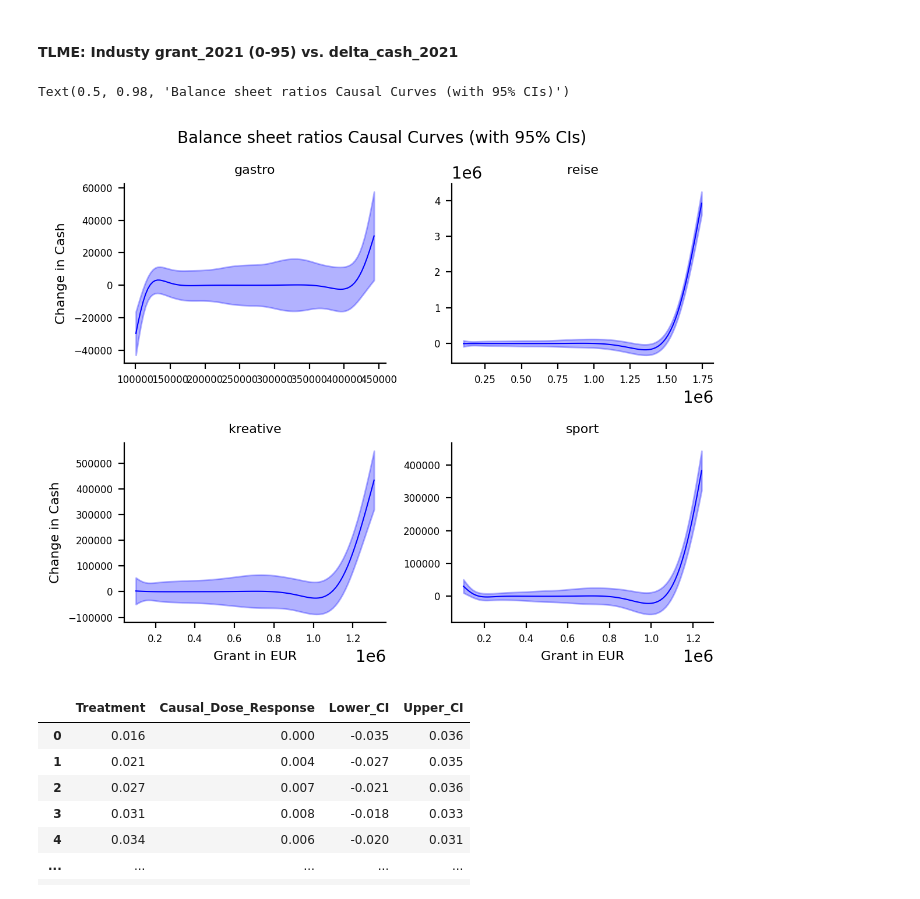
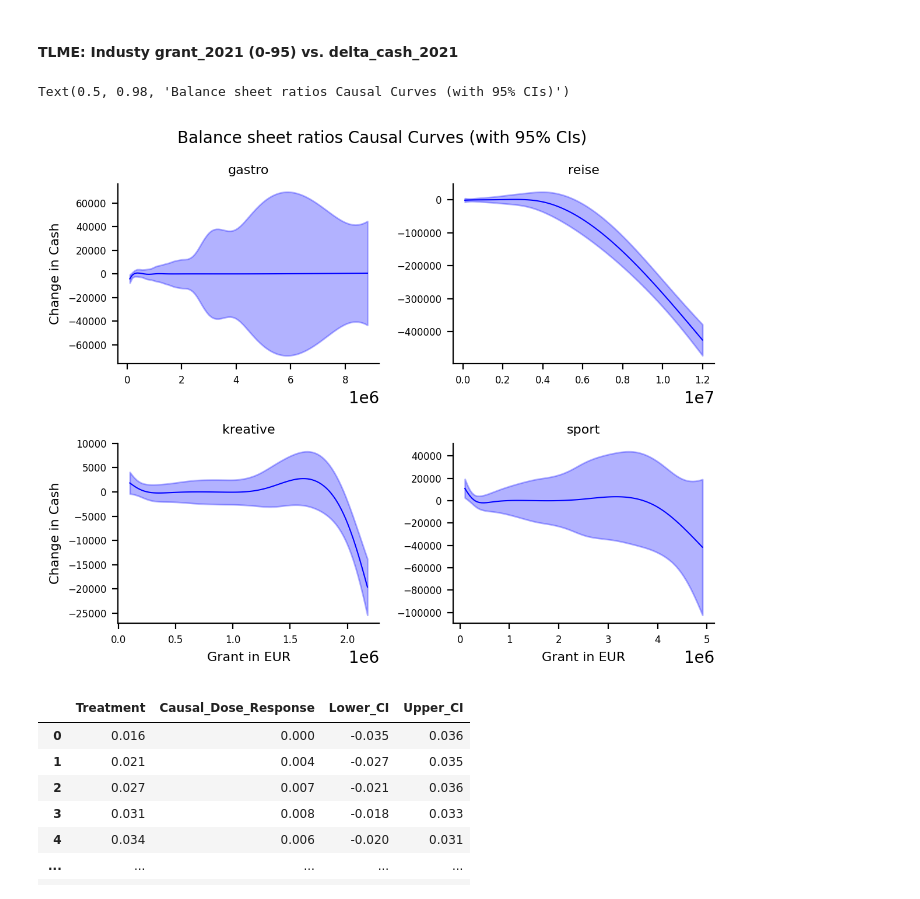
Before and after one commit to m-schildt/AAA, a Jupyter notebook: 7_response_curves_sectors.ipynb, the cells around one changed output. Cells and saved outputs as stored; diff of their text form; code cells hidden in the pictures.

```diff
--- a/7_response_curves_sectors.ipynb
+++ b/7_response_curves_sectors.ipynb
@@ -212,8 +212,8 @@ potential_confounders.append('assets_2020')
 
 # Try Gastronomie
 final_df_gastro = final_df[final_df['industry_2'] == 'Gastronomie' ]
-final_df_gastro = final_df_gastro[final_df_gastro['grant_2021'].between(*final_df_gastro['grant_2021'].quantile([0.0, 0.95]).tolist())]
-cash_gps = GPS_Regressor(treatment_grid_num=100 ,random_seed=111)
+#final_df_gastro = final_df_gastro[final_df_gastro['grant_2021'].between(*final_df_gastro['grant_2021'].quantile([0.0, 0.95]).tolist())]
+cash_gps = GPS_Regressor(treatment_grid_num=100 ,random_seed=111, upper_grid_constraint= 0.95)
 cash_gps.fit(
     T=final_df_gastro['grant_2021'],
     X=final_df_gastro[potential_confounders],
@@ -224,8 +224,8 @@ results_dict['delta_cash_ratio_2021'] = cash_gps.calculate_CDRC(.95)
 
 # Try ReiseX
 final_df_reise = final_df[final_df['industry_2'] == 'Reisebüros, Reiseveranstalter und Erbringung sonstiger Reservierungsdienstleistungen' ]
-final_df_reise = final_df_reise[final_df_reise['grant_2021'].between(*final_df_reise['grant_2021'].quantile([0.0, 0.95]).tolist())]
-qick_ratio_gps = GPS_Regressor(random_seed=111)
+#final_df_reise = final_df_reise[final_df_reise['grant_2021'].between(*final_df_reise['grant_2021'].quantile([0.0, 0.95]).tolist())]
+qick_ratio_gps = GPS_Regressor(treatment_grid_num=100,random_seed=111, upper_grid_constraint= 0.95)
 qick_ratio_gps.fit(
     T=final_df_reise['grant_2021'],
     X=final_df_reise[potential_confounders],
@@ -236,8 +236,8 @@ results_dict['delta_qick_ratio_2021'] = qick_ratio_gps.calculate_CDRC(.95)
 
 # Try Kreative
 final_df_kreative = final_df[final_df['industry_2'] == 'Kreative, künstlerische und unterhaltende Tätigkeiten' ]
-final_df_kreative = final_df_kreative[final_df_kreative['grant_2021'].between(*final_df_kreative['grant_2021'].quantile([0.0, 0.85]).tolist())]
-current_ratio_gps =  GPS_Regressor(random_seed=111)
+#final_df_kreative = final_df_kreative[final_df_kreative['grant_2021'].between(*final_df_kreative['grant_2021'].quantile([0.0, 0.85]).tolist())]
+current_ratio_gps =  GPS_Regressor(treatment_grid_num=100,random_seed=111, upper_grid_constraint= 0.95)
 current_ratio_gps.fit(
     T=final_df_kreative['grant_2021'],
     X=final_df_kreative[potential_confounders],
@@ -248,8 +248,8 @@ results_dict['delta_current_ratio_2021'] = current_ratio_gps.calculate_CDRC(.95)
 
 # Try Sports
 final_df_sport = final_df[final_df['industry_2'] == 'Erbringung von Dienstleistungen des Sports, der Unterhaltung und der Erholung' ]
-final_df_sport = final_df_sport[final_df_sport['grant_2021'].between(*final_df_sport['grant_2021'].quantile([0.0, 0.95]).tolist())]
-equity_ratio_gps = GPS_Regressor(random_seed=111)
+#final_df_sport = final_df_sport[final_df_sport['grant_2021'].between(*final_df_sport['grant_2021'].quantile([0.0, 0.95]).tolist())]
+equity_ratio_gps = GPS_Regressor(treatment_grid_num=100,random_seed=111, upper_grid_constraint= 0.95)
 equity_ratio_gps.fit(
     T=final_df_sport['grant_2021'],
     X=final_df_sport[potential_confounders],
@@ -322,9 +322,9 @@ potential_confounders = list(condounders.columns)
 
 # Try Gastronomie
 final_df_gastro = final_df[final_df['industry_2'] == 'Gastronomie' ]
-final_df_gastro = final_df_gastro[final_df_gastro['grant_2021'].between(*final_df_gastro['grant_2021'].quantile([0.0, 0.666]).tolist())]
-final_df_gastro = final_df_gastro[final_df_gastro['delta_cash_2021'].between(*final_df_gastro['delta_cash_2021'].quantile([0.0, 0.666]).tolist())]
-cash_gps = TMLE_Regressor(random_seed=111,bandwidth=10)
+#final_df_gastro = final_df_gastro[final_df_gastro['grant_2021'].between(*final_df_gastro['grant_2021'].quantile([0.0, 0.666]).tolist())]
+#final_df_gastro = final_df_gastro[final_df_gastro['delta_cash_2021'].between(*final_df_gastro['delta_cash_2021'].quantile([0.0, 0.666]).tolist())]
+cash_gps = TMLE_Regressor(random_seed=111,bandwidth=0.5, upper_grid_constraint= 0.95)
 cash_gps.fit(
     T=final_df_gastro['grant_2021'],
     X=final_df_gastro[potential_confounders],
@@ -335,8 +335,8 @@ results_dict['delta_cash_ratio_2021'] = cash_gps.calculate_CDRC()
 
 # Try ReiseX
 final_df_reise = final_df[final_df['industry_2'] == 'Reisebüros, Reiseveranstalter und Erbringung sonstiger Reservierungsdienstleistungen' ]
-final_df_reise = final_df_reise[final_df_reise['grant_2021'].between(*final_df_reise['grant_2021'].quantile([0.0, 0.95]).tolist())]
-qick_ratio_gps = TMLE_Regressor(random_seed=111,bandwidth=10)
+#final_df_reise = final_df_reise[final_df_reise['grant_2021'].between(*final_df_reise['grant_2021'].quantile([0.0, 0.95]).tolist())]
+qick_ratio_gps = TMLE_Regressor(random_seed=111,bandwidth=10,upper_grid_constraint= 0.95)
 qick_ratio_gps.fit(
     T=final_df_reise['grant_2021'],
     X=final_df_reise[potential_confounders],
@@ -347,8 +347,8 @@ results_dict['delta_qick_ratio_2021'] = qick_ratio_gps.calculate_CDRC()
 
 # Try Kreative
 final_df_kreative = final_df[final_df['industry_2'] == 'Kreative, künstlerische und unterhaltende Tätigkeiten' ]
-final_df_kreative = final_df_kreative[final_df_kreative['grant_2021'].between(*final_df_kreative['grant_2021'].quantile([0.0, 0.95]).tolist())]
-current_ratio_gps =  TMLE_Regressor(random_seed=111,bandwidth=10)
+#final_df_kreative = final_df_kreative[final_df_kreative['grant_2021'].between(*final_df_kreative['grant_2021'].quantile([0.0, 0.95]).tolist())]
+current_ratio_gps =  TMLE_Regressor(random_seed=111,bandwidth=10, upper_grid_constraint= 0.95)
 current_ratio_gps.fit(
     T=final_df_kreative['grant_2021'],
     X=final_df_kreative[potential_confounders],
@@ -359,8 +359,8 @@ results_dict['delta_current_ratio_2021'] = current_ratio_gps.calculate_CDRC()
 
 # Try Sports
 final_df_sport = final_df[final_df['industry_2'] == 'Erbringung von Dienstleistungen des Sports, der Unterhaltung und der Erholung' ]
-final_df_sport = final_df_sport[final_df_sport['grant_2021'].between(*final_df_sport['grant_2021'].quantile([0.0, 0.95]).tolist())]
-equity_ratio_gps = TMLE_Regressor(random_seed=111,bandwidth=10)
+#final_df_sport = final_df_sport[final_df_sport['grant_2021'].between(*final_df_sport['grant_2021'].quantile([0.0, 0.95]).tolist())]
+equity_ratio_gps = TMLE_Regressor(random_seed=111,bandwidth=10, upper_grid_constraint= 0.95)
 equity_ratio_gps.fit(
     T=final_df_sport['grant_2021'],
     X=final_df_sport[potential_confounders],
@@ -389,34 +389,34 @@ for i in [0,1]:
         mean = results_dict[result_class[i][j]]['Causal_Dose_Response']
         lb = results_dict[result_class[i][j]]['Lower_CI']
         ub = results_dict[result_class[i][j]]['Upper_CI']
         plot_mean_and_CI(axs, i, j, treat, mean, lb, ub, color_mean='b', color_shading='b')
 
         # Labels
         axs[0,0].set_ylabel('Change in Cash', fontsize = 8)
         axs[0,1].set_ylabel('')
         axs[1,0].set_ylabel('Change in Cash', fontsize = 8)
         axs[1,1].set_ylabel('')
         axs[1,0].set_xlabel('Grant in EUR', fontsize = 8)
         axs[1,1].set_xlabel('Grant in EUR', fontsize = 8)
 
         axs[i,j].set_title(result_name[i][j], fontsize = 8)
         axs[i,j].set_title(result_name[i][j], fontsize = 8)
         axs[i,j].set_title(result_name[i][j], fontsize = 8)
         axs[i,j].set_title(result_name[i][j], fontsize = 8)
 
         axs[i,j].spines["top"].set_visible(False)
         axs[i,j].spines["right"].set_visible(False)
 
         #axs[i,j].set_xlim(0, 1000000)
         #axs[i,j].set_ylim(0, 15)
 
         axs[i,j].tick_params(axis='both', which='major', labelsize=6)
 
 fig.tight_layout(rect=[0, 0.03, 1, 0.95])
 plt.suptitle("Balance sheet ratios Causal Curves (with 95% CIs)", fontsize = 10)
 # %% [output]
 Text(0.5, 0.98, 'Balance sheet ratios Causal Curves (with 95% CIs)')
-[figure, old version]
+[figure, new version]
 # %%
 results_dict['delta_cash_ratio_2021']
 # %% [output]
```
Also changed, not shown: parts of 2 cells of this notebook.
